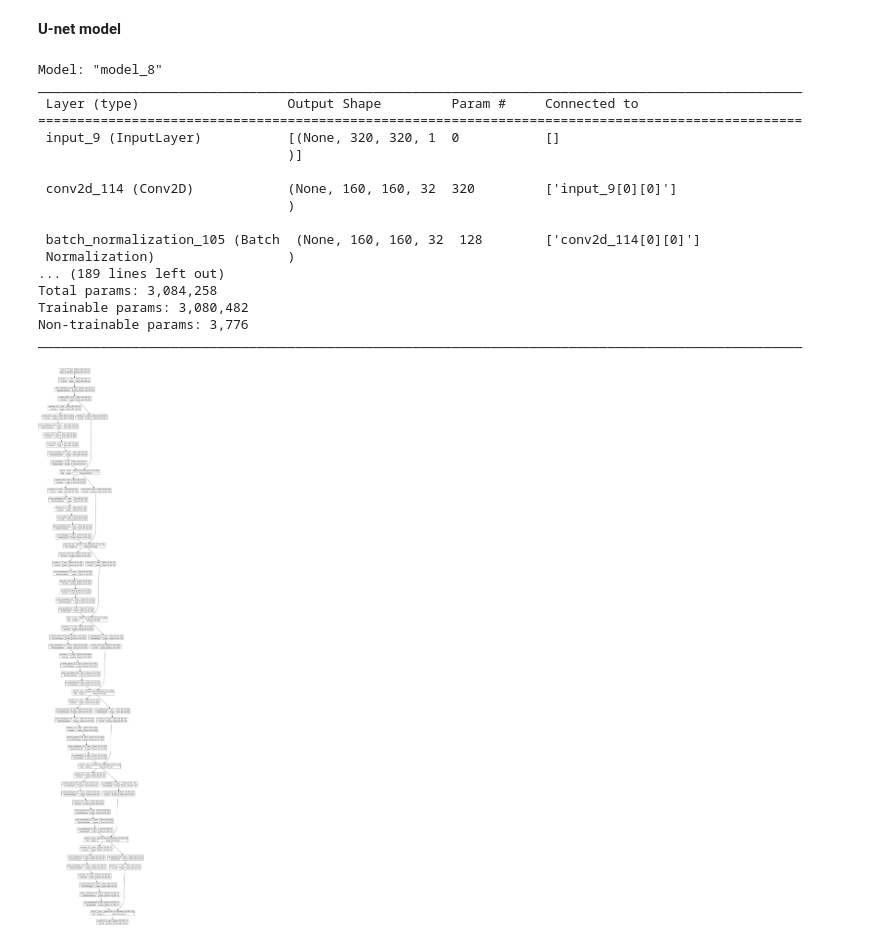
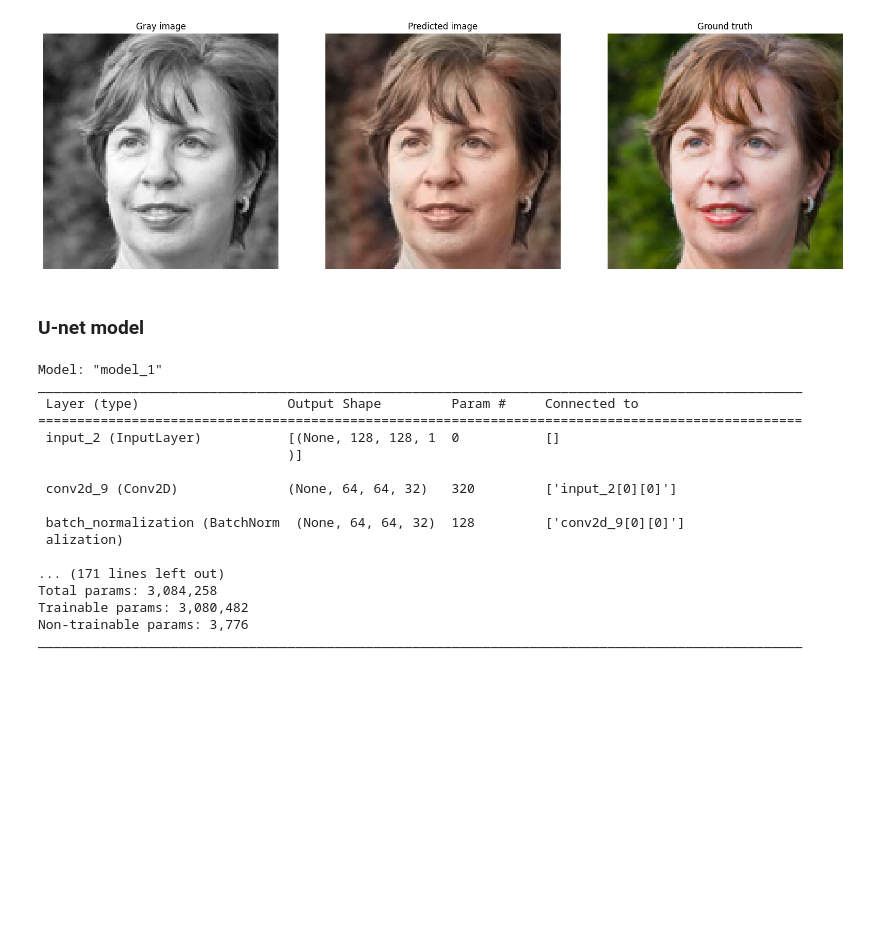
Before and after one commit to pulsatil1/b-w_photos_colorizer, a Jupyter notebook: colorizer.ipynb, the cells around one changed output. Saved outputs shown, nothing was run; the diff lists cells and outputs as text; code cells hidden in the pictures; blank space fills up the shorter version.

```diff
--- a/colorizer.ipynb
+++ b/colorizer.ipynb
@@ -202,0 +316,3 @@ show_result(idx, A_model)
+# %%
+ShowResult(A_model)
+# %% [output]
@@ -203,2 +320,3 @@ show_result(idx, A_model)
+[figure, added]
 # %% [markdown]
-**U-net model**
+### U-net model
@@ -280,23 +381,22 @@ def get_U_model(input_size):
 # %%
 model = get_U_model(input_size)
 model.summary()
-plot_model(model, show_shapes=True)
+# plot_model(model, show_shapes=True)
 # %% [output]
-Model: "model_8"
+Model: "model_1"
 __________________________________________________________________________________________________
  Layer (type)                   Output Shape         Param #     Connected to
 ==================================================================================================
- input_9 (InputLayer)           [(None, 320, 320, 1  0           []
+ input_2 (InputLayer)           [(None, 128, 128, 1  0           []
                                 )]
 
- conv2d_114 (Conv2D)            (None, 160, 160, 32  320         ['input_9[0][0]']
-                                )
+ conv2d_9 (Conv2D)              (None, 64, 64, 32)   320         ['input_2[0][0]']
 
- batch_normalization_105 (Batch  (None, 160, 160, 32  128        ['conv2d_114[0][0]']
- Normalization)                 )
-... (189 lines left out)
+ batch_normalization (BatchNorm  (None, 64, 64, 32)  128         ['conv2d_9[0][0]']
+ alization)
+
+... (171 lines left out)
 Total params: 3,084,258
 Trainable params: 3,080,482
 Non-trainable params: 3,776
 __________________________________________________________________________________________________
-[figure, removed]
```
Also changed, not shown: parts of 45 cells of this notebook.
